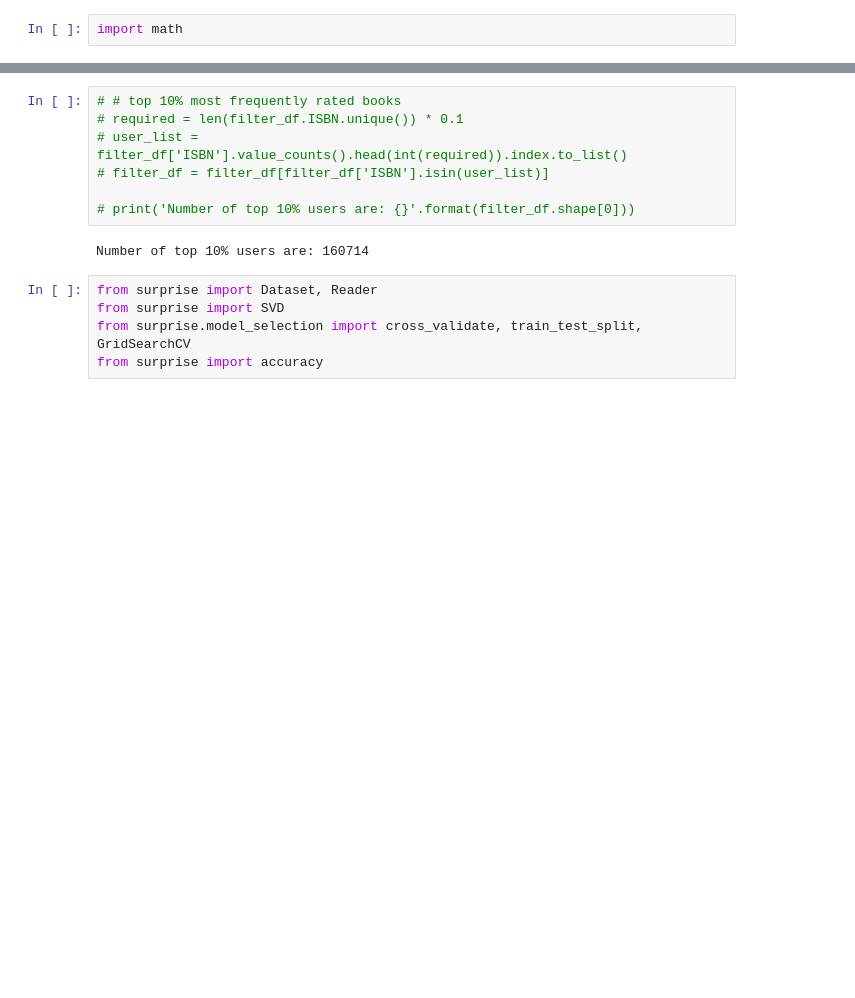
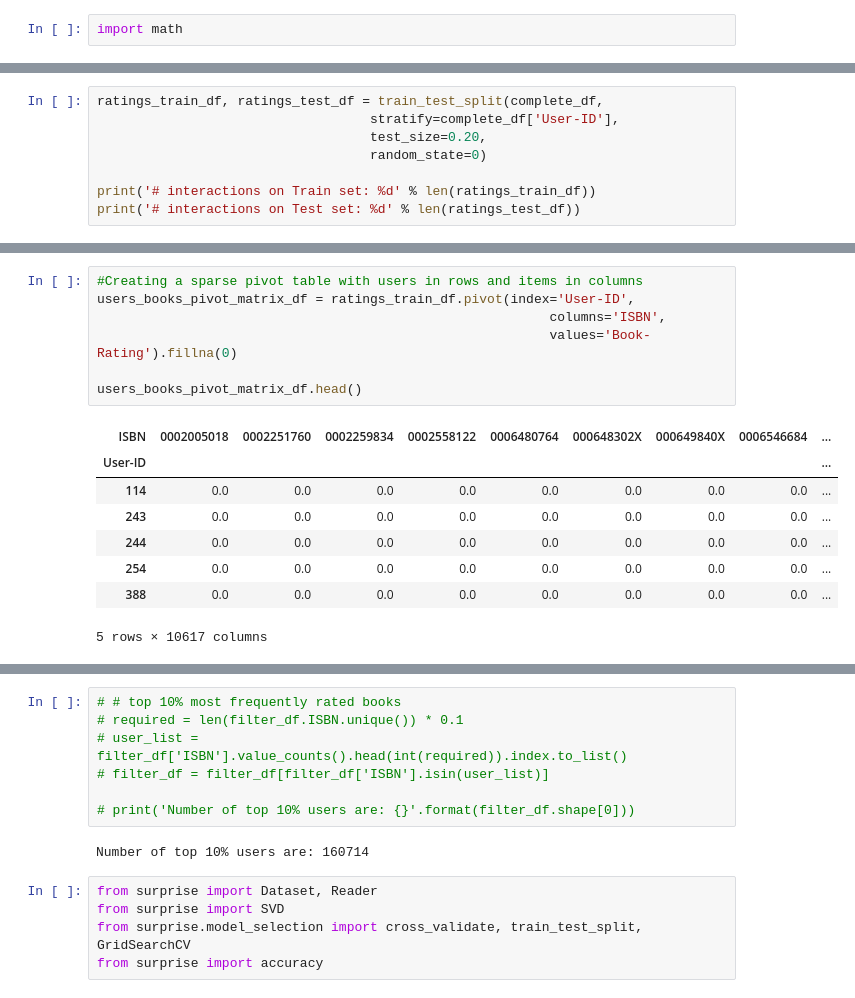
Before and after one commit to RadhikaRM/Bookrecommendersystem, a Jupyter notebook: Book_Recommender_System.ipynb, the cells around one changed output, grey strips where cells are left out. Cells and saved outputs as stored; diff of their text form; blank space fills up the shorter version.

```diff
--- a/Book_Recommender_System.ipynb
+++ b/Book_Recommender_System.ipynb
@@ -986,0 +1091,8 @@ print('# of interactions from users with at least 10 interactions: %d' % len(int
+# %%
+ratings_train_df, ratings_test_df = train_test_split(complete_df,
+                                   stratify=complete_df['User-ID'],
+                                   test_size=0.20,
+                                   random_state=0)
+
+print('# interactions on Train set: %d' % len(ratings_train_df))
+print('# interactions on Test set: %d' % len(ratings_test_df))
@@ -986,0 +1111,16 @@ print('# of interactions from users with at least 10 interactions: %d' % len(int
+# %%
+#Creating a sparse pivot table with users in rows and items in columns
+users_books_pivot_matrix_df = ratings_train_df.pivot(index='User-ID',
+                                                          columns='ISBN',
+                                                          values='Book-Rating').fillna(0)
+
+users_books_pivot_matrix_df.head()
+# %% [output]
+| ISBN | 0002005018 | 0002251760 | 0002259834 | 0002558122 | 0006480764 | 000648302X | 000649840X | 0006546684 | ... |
+| User-ID |  |  |  |  |  |  |  |  | ... |
+| 114 | 0.0 | 0.0 | 0.0 | 0.0 | 0.0 | 0.0 | 0.0 | 0.0 | ... |
+| 243 | 0.0 | 0.0 | 0.0 | 0.0 | 0.0 | 0.0 | 0.0 | 0.0 | ... |
+| 244 | 0.0 | 0.0 | 0.0 | 0.0 | 0.0 | 0.0 | 0.0 | 0.0 | ... |
+| 254 | 0.0 | 0.0 | 0.0 | 0.0 | 0.0 | 0.0 | 0.0 | 0.0 | ... |
+| 388 | 0.0 | 0.0 | 0.0 | 0.0 | 0.0 | 0.0 | 0.0 | 0.0 | ... |
+5 rows × 10617 columns
```
Also changed, not shown: parts of 43 cells of this notebook.
